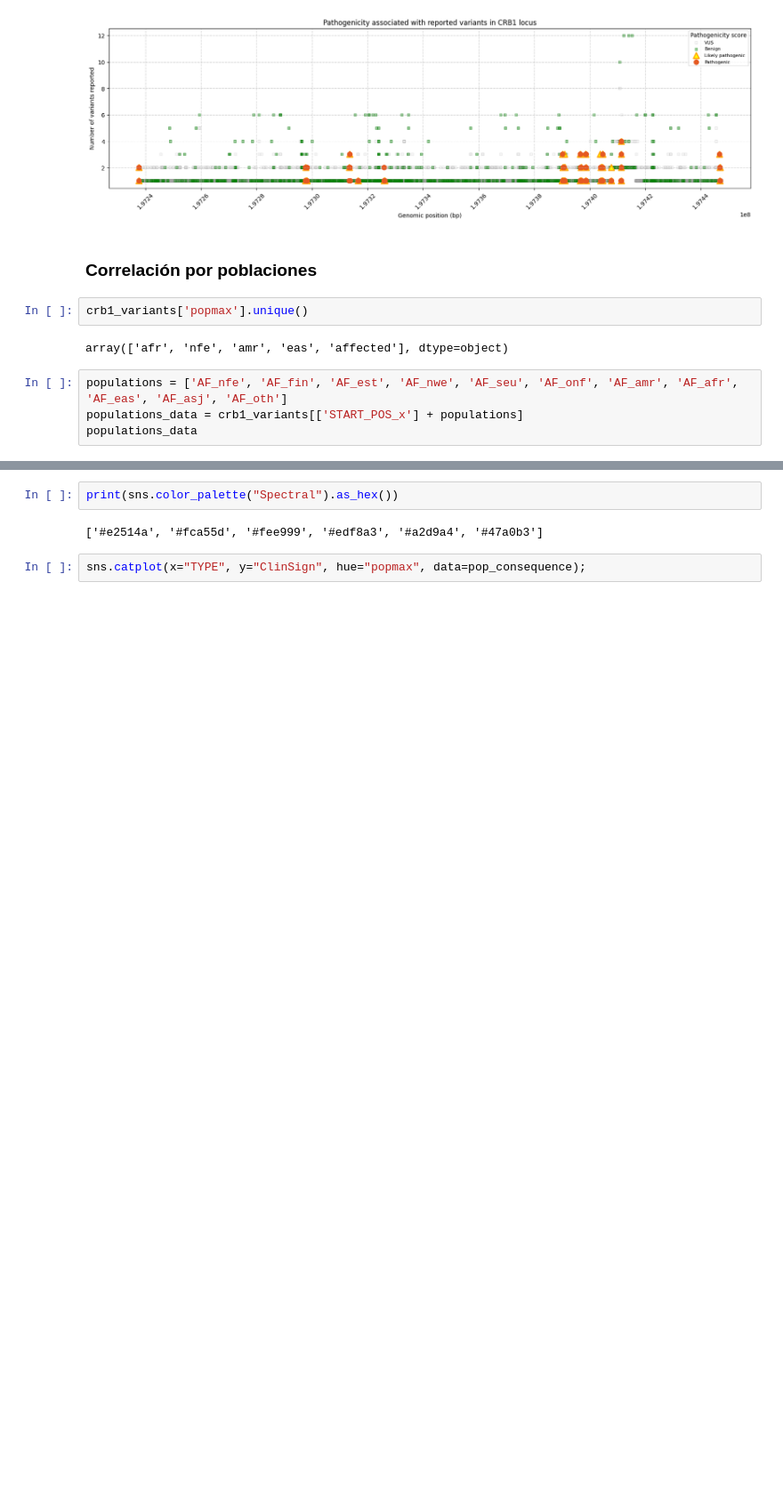
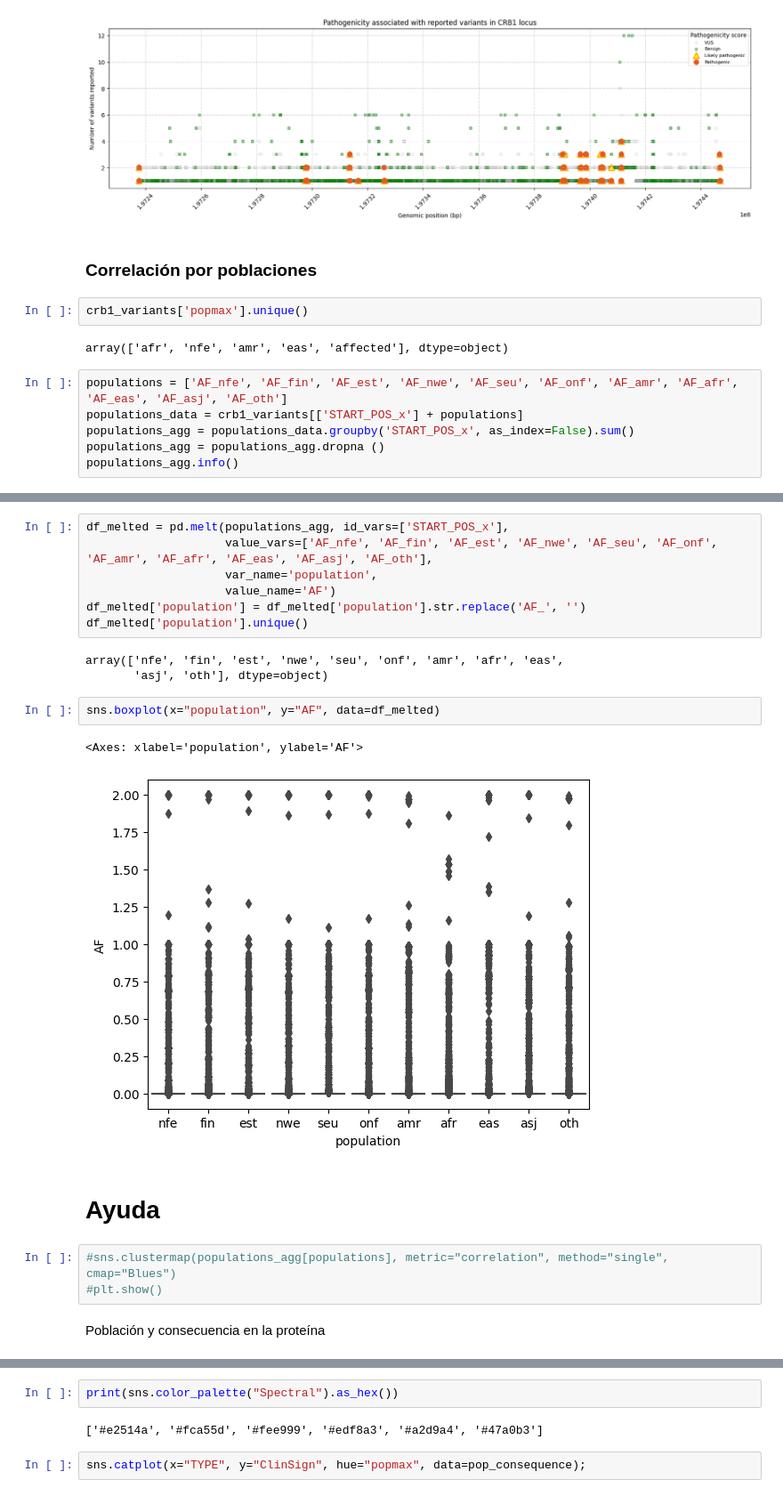
Before and after one commit to crodilla/Data_Analyst, a Jupyter notebook: EDA/GnomAD/gnomad.ipynb, the cells around one changed output, grey strips where cells are left out. Shown: that part at 89% size. Drawn from its saved outputs; the diff is of its cells as text; blank space fills up the shorter version.

```diff
--- a/EDA/GnomAD/gnomad.ipynb
+++ b/EDA/GnomAD/gnomad.ipynb
@@ -304,5 +305,7 @@ array(['afr', 'nfe', 'amr', 'eas', 'affected'], dtype=object)
 # %%
 populations = ['AF_nfe', 'AF_fin', 'AF_est', 'AF_nwe', 'AF_seu', 'AF_onf', 'AF_amr', 'AF_afr', 'AF_eas', 'AF_asj', 'AF_oth']
 populations_data = crb1_variants[['START_POS_x'] + populations]
-populations_data
+populations_agg = populations_data.groupby('START_POS_x', as_index=False).sum()
+populations_agg = populations_agg.dropna ()
+populations_agg.info()
 # %% [output]
@@ -332 +362,23 @@ plt.tight_layout()
+# %%
+df_melted = pd.melt(populations_agg, id_vars=['START_POS_x'],
+                    value_vars=['AF_nfe', 'AF_fin', 'AF_est', 'AF_nwe', 'AF_seu', 'AF_onf', 'AF_amr', 'AF_afr', 'AF_eas', 'AF_asj', 'AF_oth'],
+                    var_name='population',
+                    value_name='AF')
+df_melted['population'] = df_melted['population'].str.replace('AF_', '')
+df_melted['population'].unique()
+# %% [output]
+array(['nfe', 'fin', 'est', 'nwe', 'seu', 'onf', 'amr', 'afr', 'eas',
+       'asj', 'oth'], dtype=object)
+# %%
+sns.boxplot(x="population", y="AF", data=df_melted)
+# %% [output]
+<Axes: xlabel='population', ylabel='AF'>
+[figure, added]
+# %% [markdown]
+# Ayuda
+# %%
+#sns.clustermap(populations_agg[populations], metric="correlation", method="single", cmap="Blues")
+#plt.show()
+# %% [markdown]
+Población y consecuencia en la proteína
 # %%
```
Also changed, not shown: parts of 20 cells of this notebook, 2 other files.
